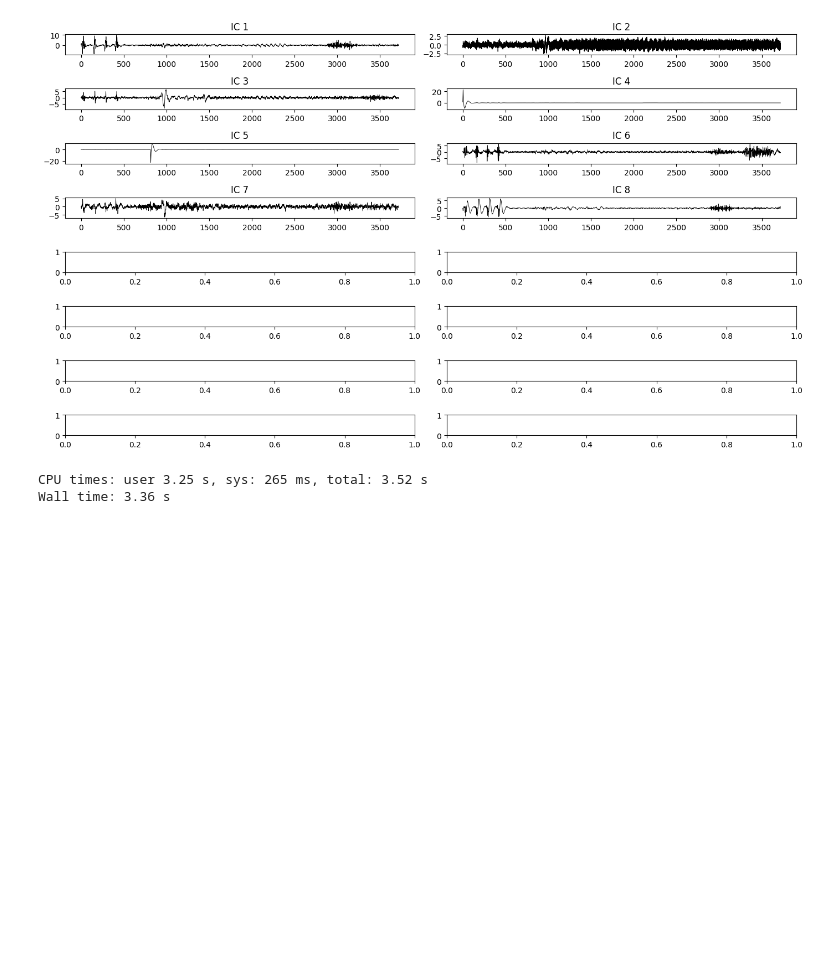
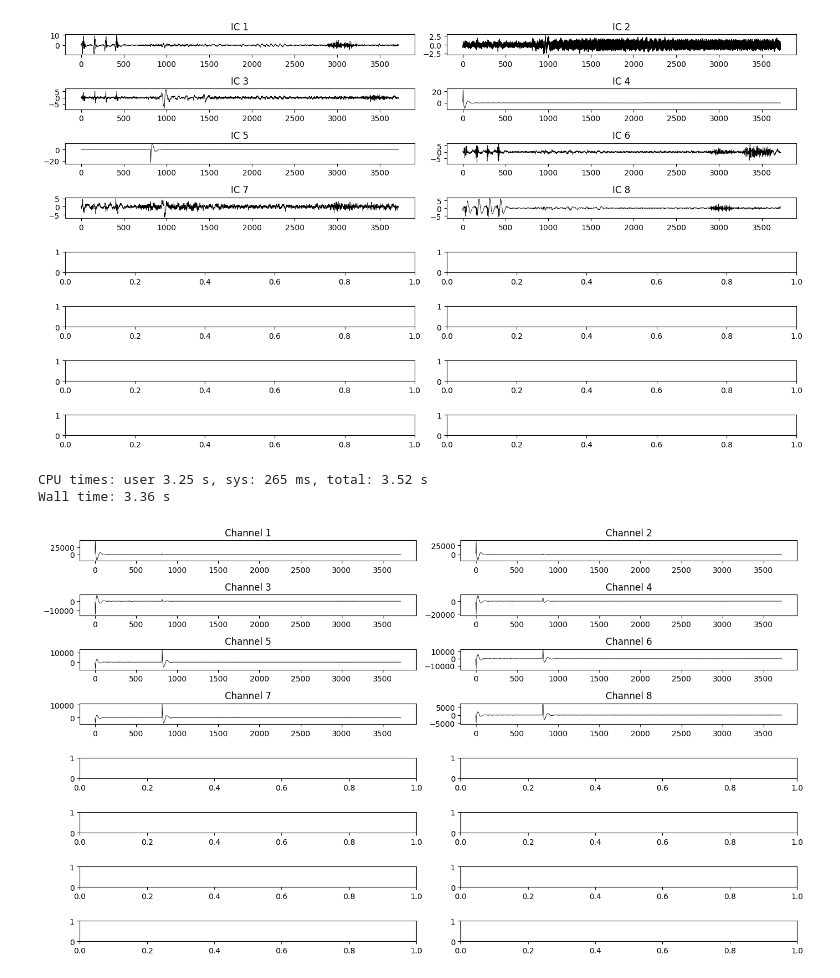
Before and after one commit to LukeKulm/BrainRobotConnect, a Jupyter notebook: live_proc.ipynb, the cells around one changed output. Drawn from its saved outputs; the diff is of its cells as text; code cells hidden in the pictures; blank space fills up the shorter version.

```diff
--- a/live_proc.ipynb
+++ b/live_proc.ipynb
@@ -287,3 +287,25 @@ CPU times: user 3.25 s, sys: 265 ms, total: 3.52 s
 Wall time: 3.36 s
 # %%
 # what are good components
+# %%
+bad_components = [] # will have smth here
+
+all_components = list(range(channels))
+good_components = list(set(all_components).difference(bad_components))
+
+Winv_0 = Winv[:,good_components]
+U_0 = U[good_components]
+X_cleaned = Winv_0 @ U_0
+
+# if visualize:
+fig, ax = plt.subplots(8, 2, figsize=(14, 8))
+ax = ax.flatten()
+
+for i in range(channels):
+    ax[i].set_title(f'Channel {i+1}')
+    ax[i].plot(X_cleaned[i], linewidth=0.6, color='k')
+
+fig.tight_layout()
+plt.show()
+# %% [output]
+[figure, added]
```
Also changed, not shown: parts of 1 cell of this notebook, 2 other files.
